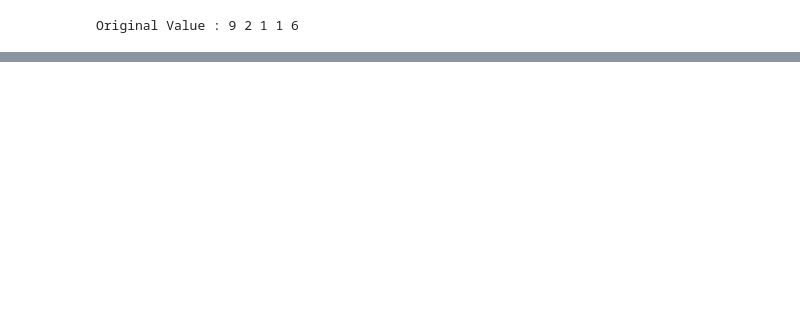
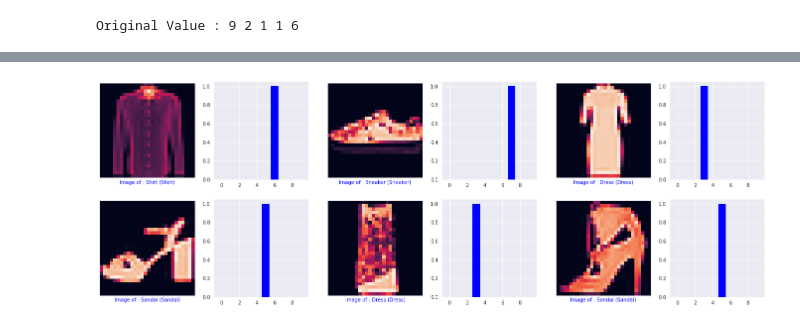
Before and after one commit to ANKITPODDER2000/TensorflowDoc, a Jupyter notebook: fashion_mnist.ipynb, the cells around one changed output, grey strips where cells are left out. Cells and saved outputs as stored; diff of their text form; code cells hidden in the pictures; blank space fills up the shorter version.

```diff
--- a/fashion_mnist.ipynb
+++ b/fashion_mnist.ipynb
@@ -168,3 +173,16 @@ for i in test_label[:5]:
     print(i.argmax() , end = " ")
 # %% [output]
 Original Value : 9 2 1 1 6
+# %%
+model2 = get_model([16,32] , [128 , 256])
+#model2.summary()
+cl = MyCallBack
+his2 = model2.fit(train_data[:,:,:,np.newaxis] , train_label ,
+                  batch_size = 128 ,
+                  steps_per_epoch = train_data.shape[0] // 128 ,
+                  epochs = 200,
+                  validation_data = (test_data[:,:,:,np.newaxis] , test_label ) ,
+                  validation_batch_size = 128 ,
+                  validation_steps = test_data.shape[0] // 128,
+                  callbacks = [cl()],
+                  verbose = 0)
@@ -196,0 +222,26 @@ for i in range(2):
+# %%
+_ , ax = plt.subplots(2,6,figsize = (24,8))
+for i in range(2):
+    for j in range(3):
+        img_index = randint(0,10000)
+        img = test_data[img_index , : , :]
+        ax[i,j*2].imshow(img)
+        predicted_label = model2.predict_classes(img[np.newaxis , : , : , np.newaxis])[0]
+        predict_class = class_names[predicted_label]
+        true_label = test_label[img_index].argmax()
+        true_class = class_names[true_label]
+        c = None
+        if predict_class == true_class:
+            c = "blue"
+        else:
+            c = "red"
+        ax[i,j*2].set_xlabel("Image of : %s (%s)"%( predict_class, true_class ) , color = c)
+        ax[i,j*2].grid(False)
+        ax[i,j*2].set_xticks([])
+        ax[i,j*2].set_yticks([])
+
+        a = ax[i,(j*2 + 1)].bar(range(10) , model1.predict(img[np.newaxis , :])[0] , color = "#777777")
+        a[predicted_label].set_color("red")
+        a[true_label].set_color("blue")
+# %% [output]
+[figure, added]
```
Also changed, not shown: parts of 9 cells of this notebook.
